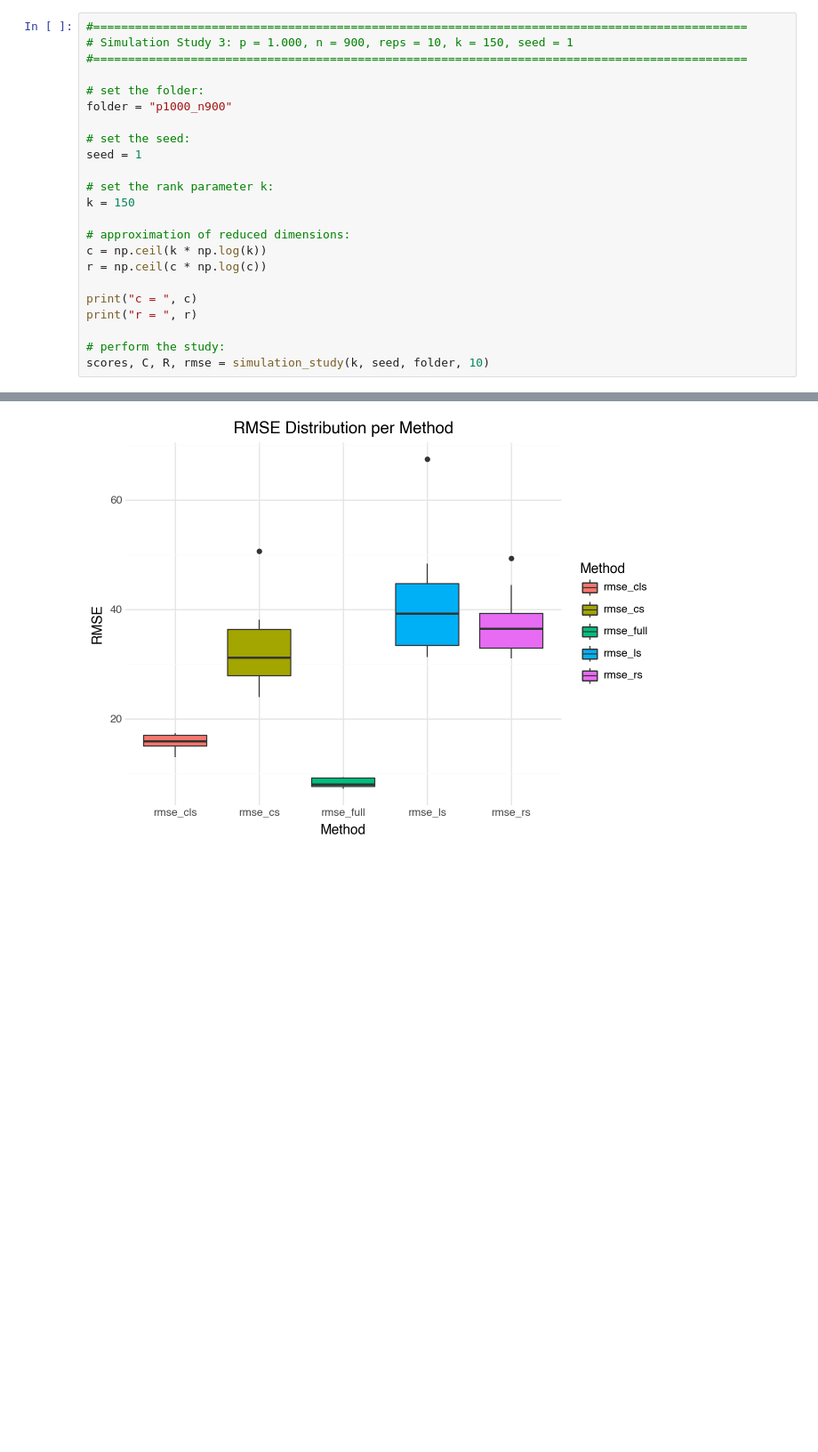
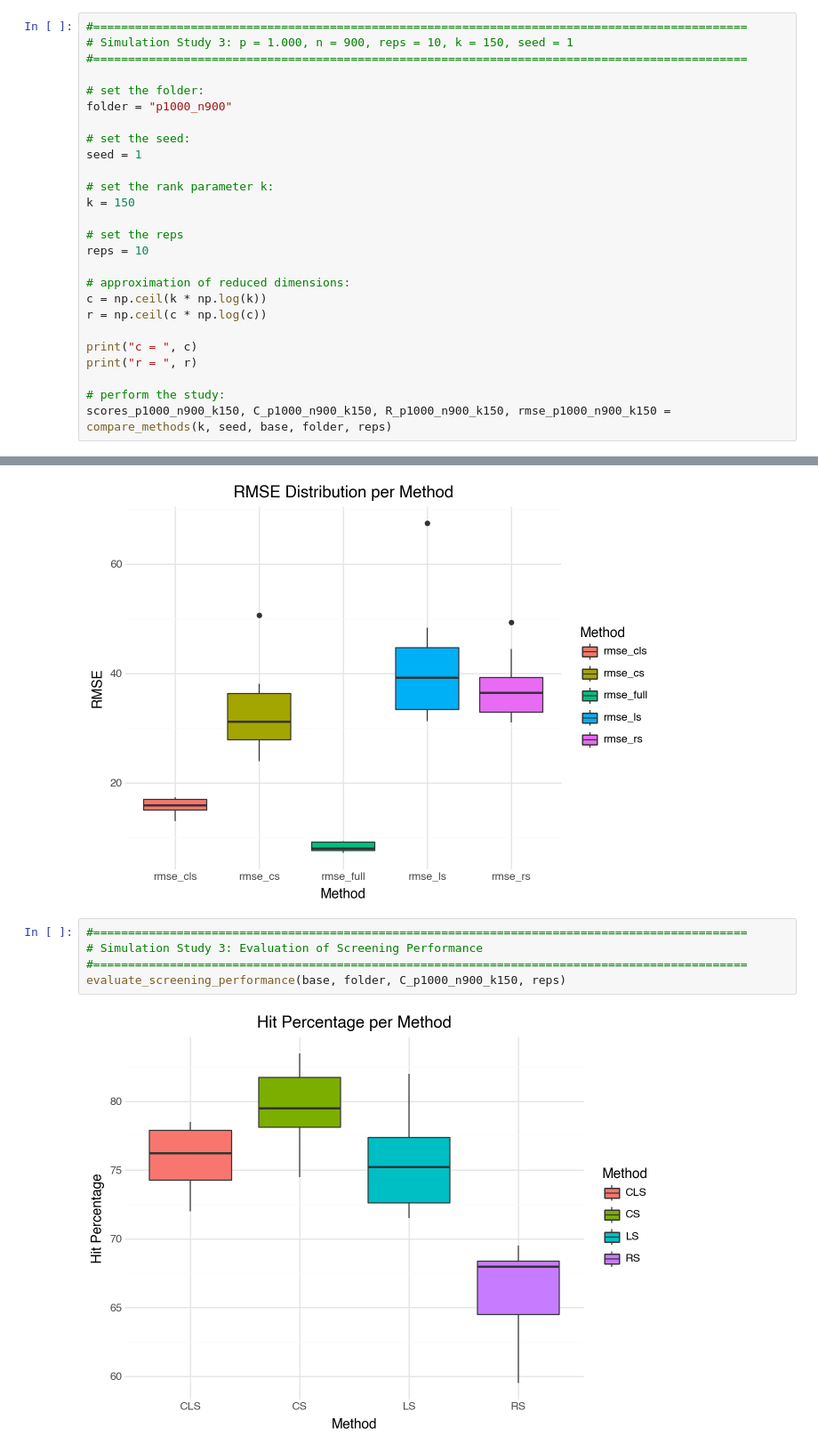
Before and after one commit to TimSchmale/Masterthesis-Schmale, a Jupyter notebook: Masterthesis.ipynb, the cells around one changed output, grey strips where cells are left out. Shown at 89% size. Drawn from its saved outputs; the diff is of its cells as text; blank space fills up the shorter version.

```diff
--- a/Simulation Study.ipynb
+++ b/Masterthesis.ipynb
@@ -185,6 +125,9 @@ seed = 1
 # set the rank parameter k:
 k = 150
 
+# set the reps
+reps = 10
+
 # approximation of reduced dimensions:
 c = np.ceil(k * np.log(k))
 r = np.ceil(c * np.log(c))
@@ -193,7 +136,7 @@ print("c = ", c)
 print("r = ", r)
 
 # perform the study:
-scores, C, R, rmse = simulation_study(k, seed, folder, 10)
+scores_p1000_n900_k150, C_p1000_n900_k150, R_p1000_n900_k150, rmse_p1000_n900_k150 = compare_methods(k, seed, base, folder, reps)
 # %% [output]
 c =  752.0
 r =  4981.0
@@ -205,6 +148,13 @@ Building linear models...
 Building Full Model / Benchmark...
 Plotting RMSE...
 [figure]
+# %%
+#==============================================================================================
+# Simulation Study 3: Evaluation of Screening Performance
+#==============================================================================================
+evaluate_screening_performance(base, folder, C_p1000_n900_k150, reps)
+# %% [output]
+[figure, added]
 # %%
 #==============================================================================================
 # Simulation Study 4: p = 1.000, n = 900, reps = 10, k = 200, seed = 1
```
Also changed, not shown: parts of 25 cells of this notebook.
